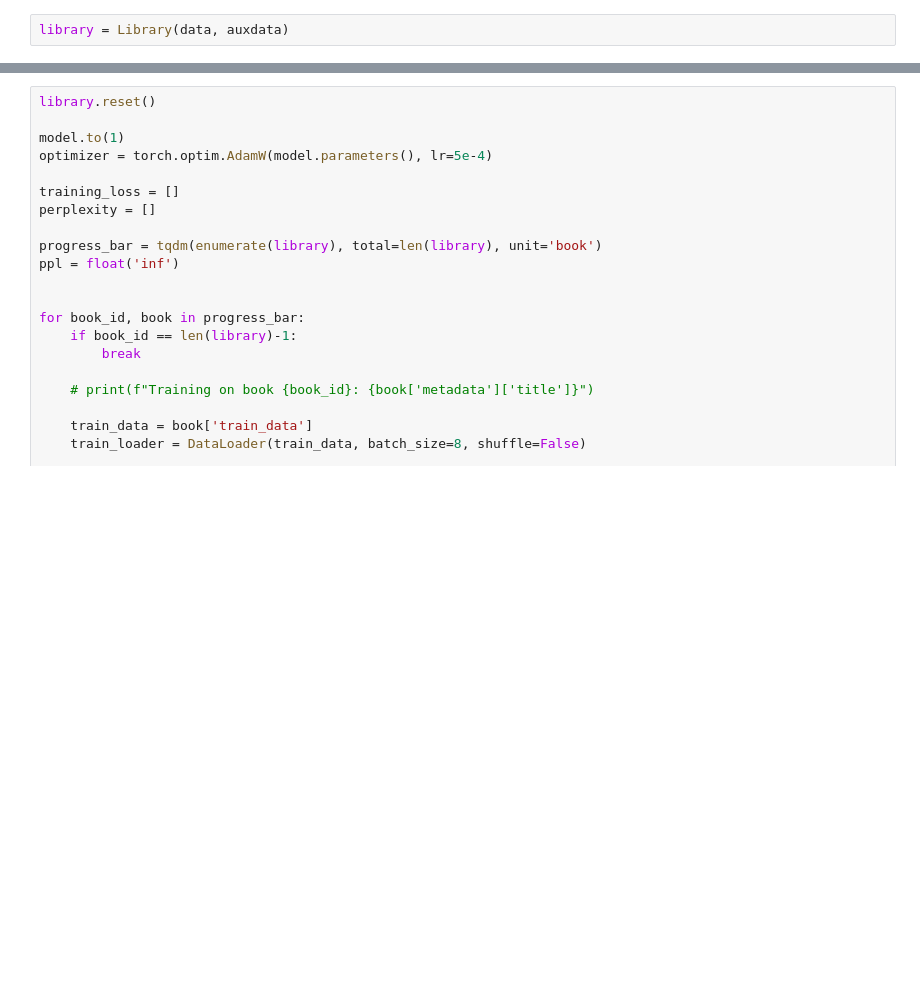
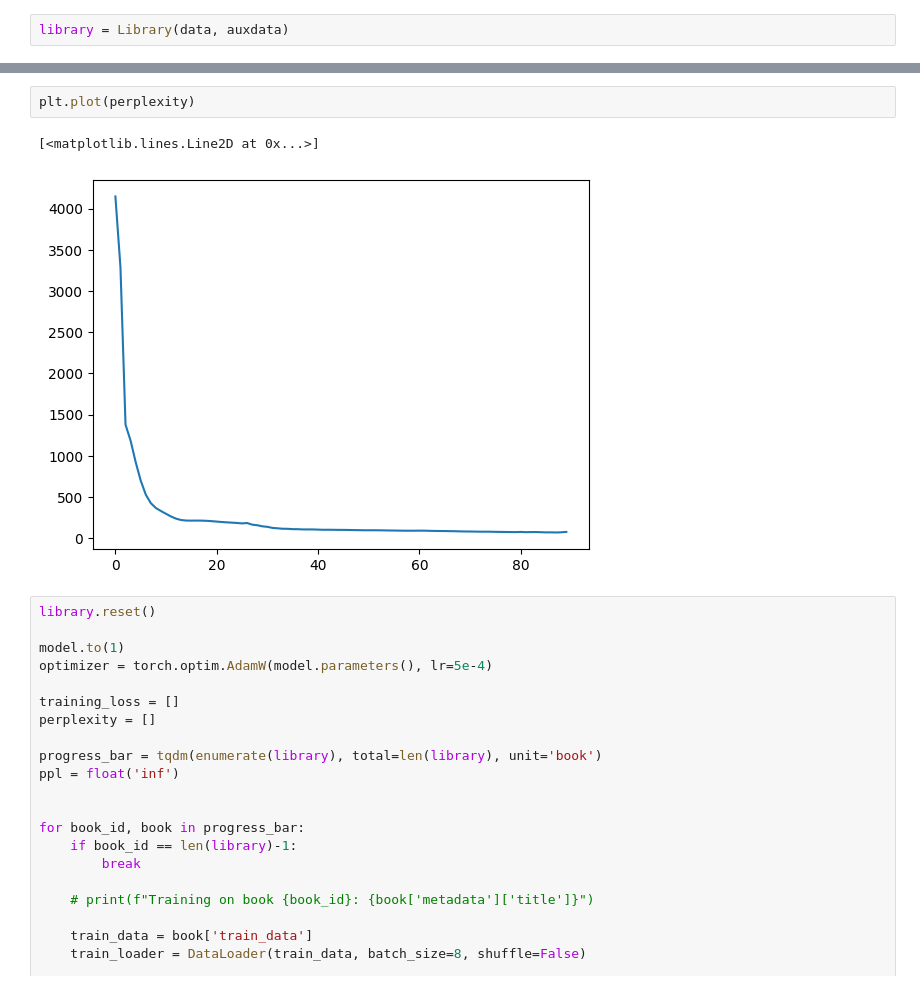
Before and after one commit to Laknath1996/RAG-exps, a Jupyter notebook: src/dev.ipynb, the cells around one changed output, grey strips where cells are left out. Saved outputs shown, nothing was run; the diff lists cells and outputs as text; blank space fills up the shorter version.

```diff
--- a/src/dev.ipynb
+++ b/src/dev.ipynb
@@ -73,3 +167,8 @@ library.current = 354
+# %%
+plt.plot(perplexity)
+# %% [output]
+[<matplotlib.lines.Line2D at 0x...>]
+[figure, added]
 # %%
 library.reset()
 
```
Also changed, not shown: parts of 10 cells of this notebook, 6 other files.
